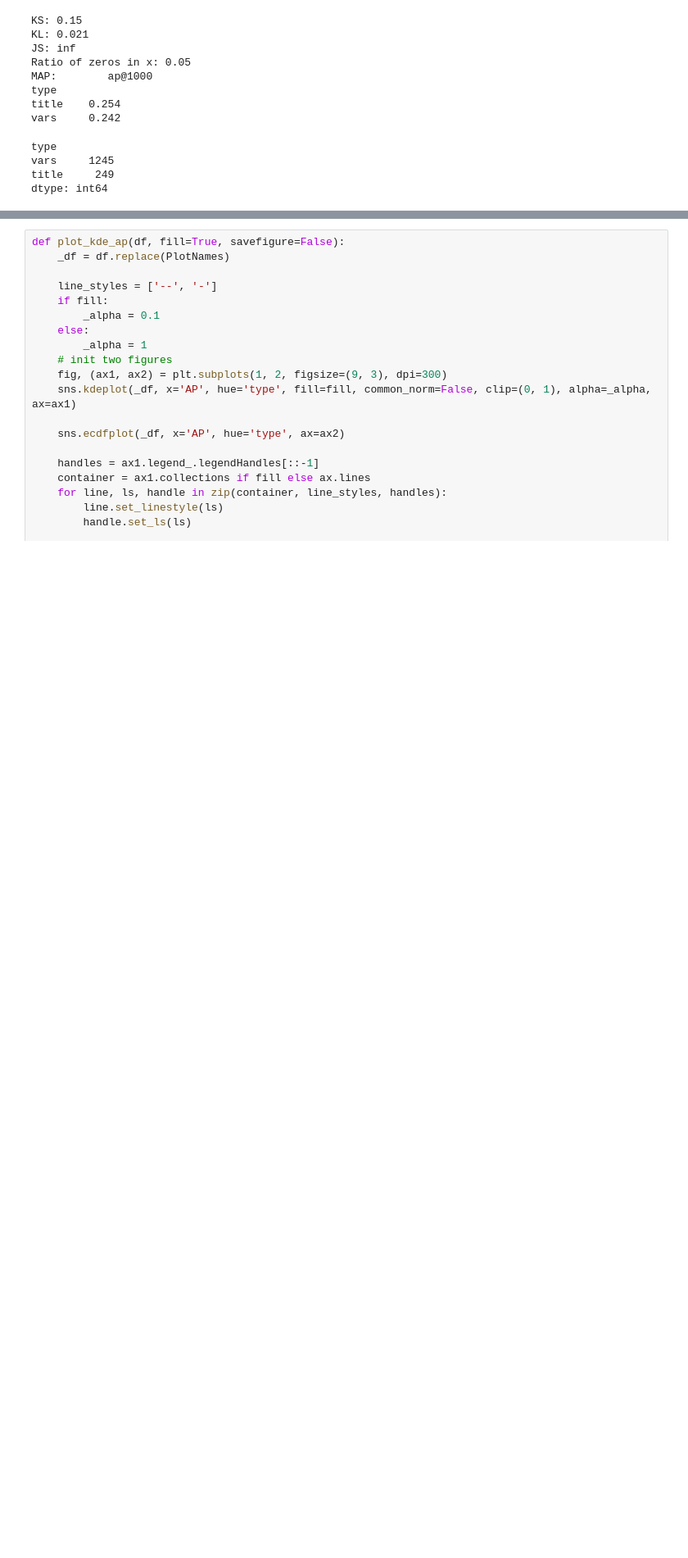
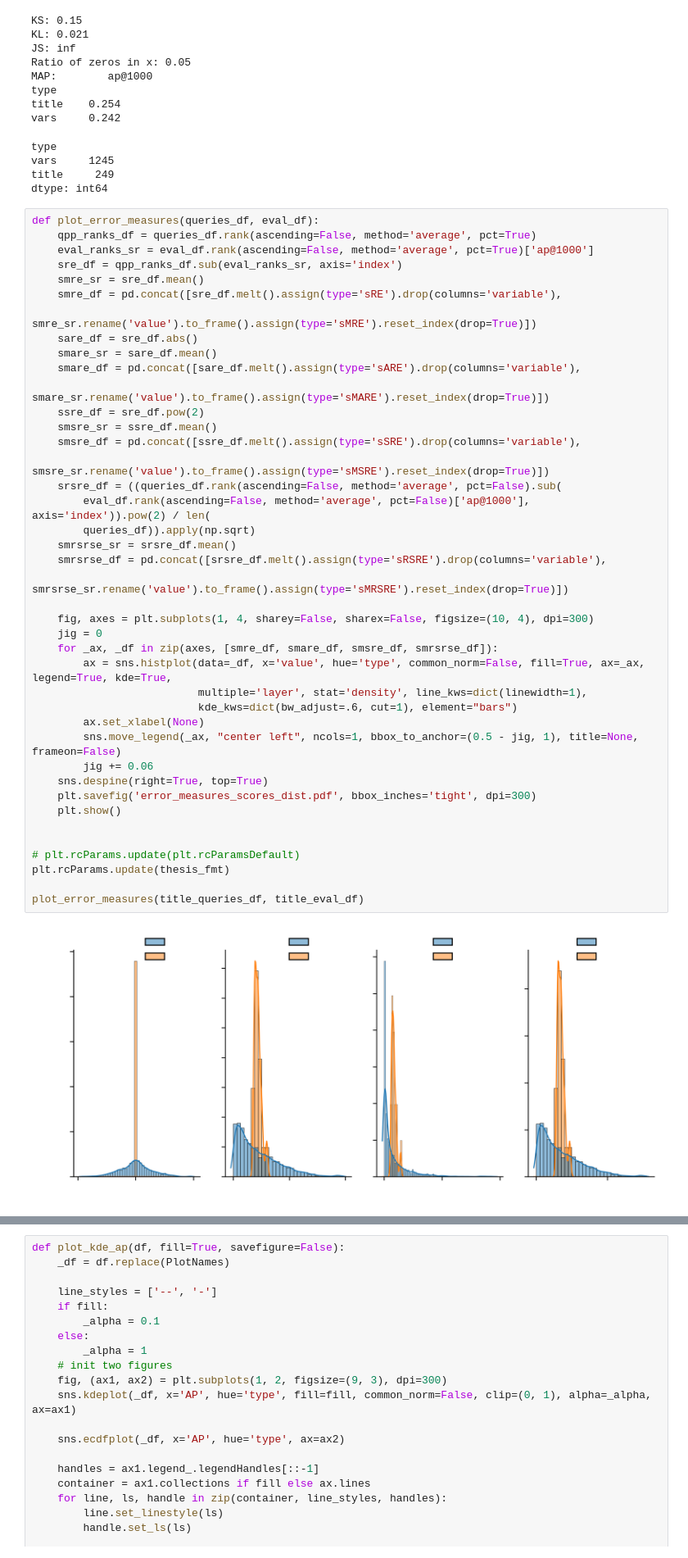
Before and after one commit to Zendelo/cs-qpp, a Jupyter notebook: SARE-plots.ipynb, the cells around one changed output, grey strips where cells are left out. Shown: that part at 82% size. Drawn from its saved outputs; the diff is of its cells as text; blank space fills up the shorter version.

Commit message:
replicate ties and errors comparisons

```diff
--- a/SARE-plots.ipynb
+++ b/SARE-plots.ipynb
@@ -210,3 +210,46 @@ type
 vars     1245
 title     249
 dtype: int64
+# %%
+def plot_error_measures(queries_df, eval_df):
+    qpp_ranks_df = queries_df.rank(ascending=False, method='average', pct=True)
+    eval_ranks_sr = eval_df.rank(ascending=False, method='average', pct=True)['ap@1000']
+    sre_df = qpp_ranks_df.sub(eval_ranks_sr, axis='index')
+    smre_sr = sre_df.mean()
+    smre_df = pd.concat([sre_df.melt().assign(type='sRE').drop(columns='variable'),
+                         smre_sr.rename('value').to_frame().assign(type='sMRE').reset_index(drop=True)])
+    sare_df = sre_df.abs()
+    smare_sr = sare_df.mean()
+    smare_df = pd.concat([sare_df.melt().assign(type='sARE').drop(columns='variable'),
+                          smare_sr.rename('value').to_frame().assign(type='sMARE').reset_index(drop=True)])
+    ssre_df = sre_df.pow(2)
+    smsre_sr = ssre_df.mean()
+    smsre_df = pd.concat([ssre_df.melt().assign(type='sSRE').drop(columns='variable'),
+                          smsre_sr.rename('value').to_frame().assign(type='sMSRE').reset_index(drop=True)])
+    srsre_df = ((queries_df.rank(ascending=False, method='average', pct=False).sub(
+        eval_df.rank(ascending=False, method='average', pct=False)['ap@1000'], axis='index')).pow(2) / len(
+        queries_df)).apply(np.sqrt)
+    smrsrse_sr = srsre_df.mean()
+    smrsrse_df = pd.concat([srsre_df.melt().assign(type='sRSRE').drop(columns='variable'),
+                            smrsrse_sr.rename('value').to_frame().assign(type='sMRSRE').reset_index(drop=True)])
+
+    fig, axes = plt.subplots(1, 4, sharey=False, sharex=False, figsize=(10, 4), dpi=300)
+    jig = 0
+    for _ax, _df in zip(axes, [smre_df, smare_df, smsre_df, smrsrse_df]):
+        ax = sns.histplot(data=_df, x='value', hue='type', common_norm=False, fill=True, ax=_ax, legend=True, kde=True,
+                          multiple='layer', stat='density', line_kws=dict(linewidth=1),
+                          kde_kws=dict(bw_adjust=.6, cut=1), element="bars")
+        ax.set_xlabel(None)
+        sns.move_legend(_ax, "center left", ncols=1, bbox_to_anchor=(0.5 - jig, 1), title=None, frameon=False)
+        jig += 0.06
+    sns.despine(right=True, top=True)
+    plt.savefig('error_measures_scores_dist.pdf', bbox_inches='tight', dpi=300)
+    plt.show()
+
+
+# plt.rcParams.update(plt.rcParamsDefault)
+plt.rcParams.update(thesis_fmt)
+
+plot_error_measures(title_queries_df, title_eval_df)
+# %% [output]
+[figure, added]
```
Also changed, not shown: parts of 5 cells of this notebook.
